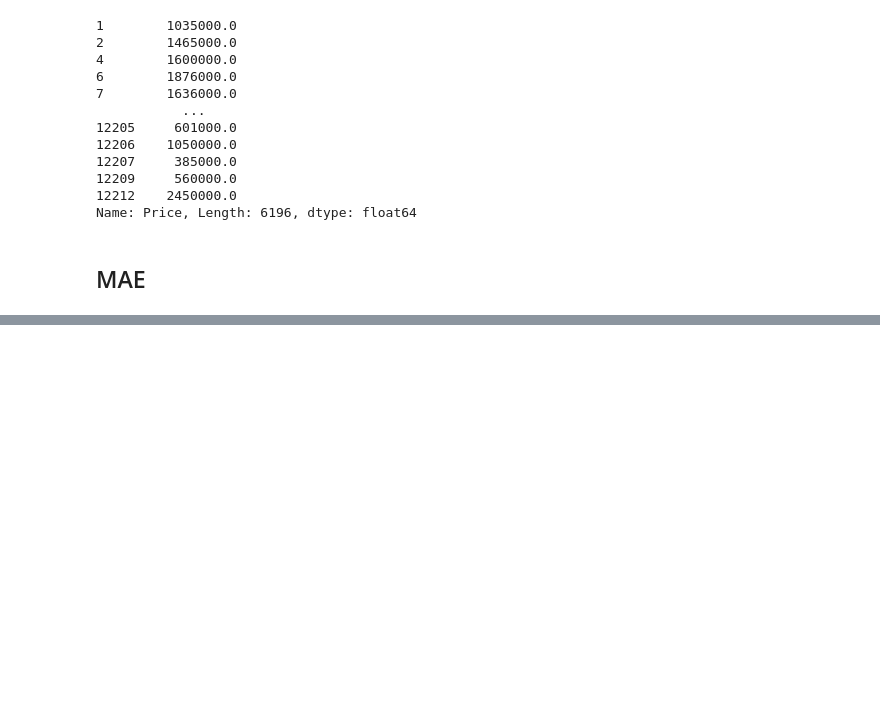
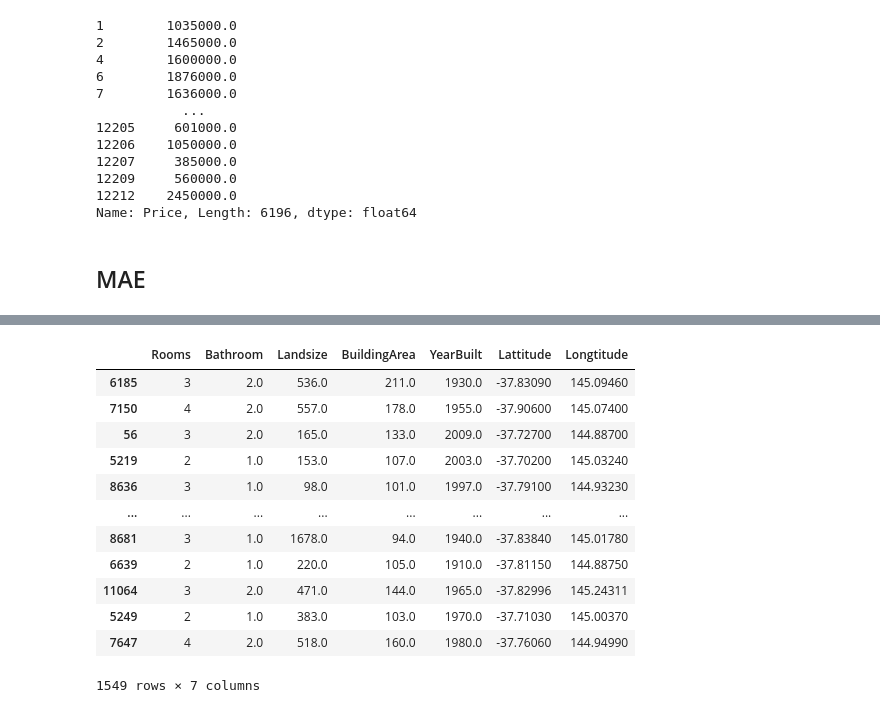
Before and after one commit to ermekfaa/KaggleMachineLearning, a Jupyter notebook: KaggleML.ipynb, the cells around one changed output, grey strips where cells are left out. Drawn from its saved outputs; the diff is of its cells as text; code cells hidden in the pictures; blank space fills up the shorter version.

```diff
--- a/KaggleML.ipynb
+++ b/KaggleML.ipynb
@@ -209,0 +269,16 @@ Name: Price, Length: 6196, dtype: float64
+# %%
+val_X
+# %% [output]
+|  | Rooms | Bathroom | Landsize | BuildingArea | YearBuilt | Lattitude | Longtitude |
+| 6185 | 3 | 2.0 | 536.0 | 211.0 | 1930.0 | -37.83090 | 145.09460 |
+| 7150 | 4 | 2.0 | 557.0 | 178.0 | 1955.0 | -37.90600 | 145.07400 |
+| 56 | 3 | 2.0 | 165.0 | 133.0 | 2009.0 | -37.72700 | 144.88700 |
+| 5219 | 2 | 1.0 | 153.0 | 107.0 | 2003.0 | -37.70200 | 145.03240 |
+| 8636 | 3 | 1.0 | 98.0 | 101.0 | 1997.0 | -37.79100 | 144.93230 |
+| ... | ... | ... | ... | ... | ... | ... | ... |
+| 8681 | 3 | 1.0 | 1678.0 | 94.0 | 1940.0 | -37.83840 | 145.01780 |
+| 6639 | 2 | 1.0 | 220.0 | 105.0 | 1910.0 | -37.81150 | 144.88750 |
+| 11064 | 3 | 2.0 | 471.0 | 144.0 | 1965.0 | -37.82996 | 145.24311 |
+| 5249 | 2 | 1.0 | 383.0 | 103.0 | 1970.0 | -37.71030 | 145.00370 |
+| 7647 | 4 | 2.0 | 518.0 | 160.0 | 1980.0 | -37.76060 | 144.94990 |
+1549 rows × 7 columns
```
Also changed, not shown: parts of 20 cells of this notebook.
